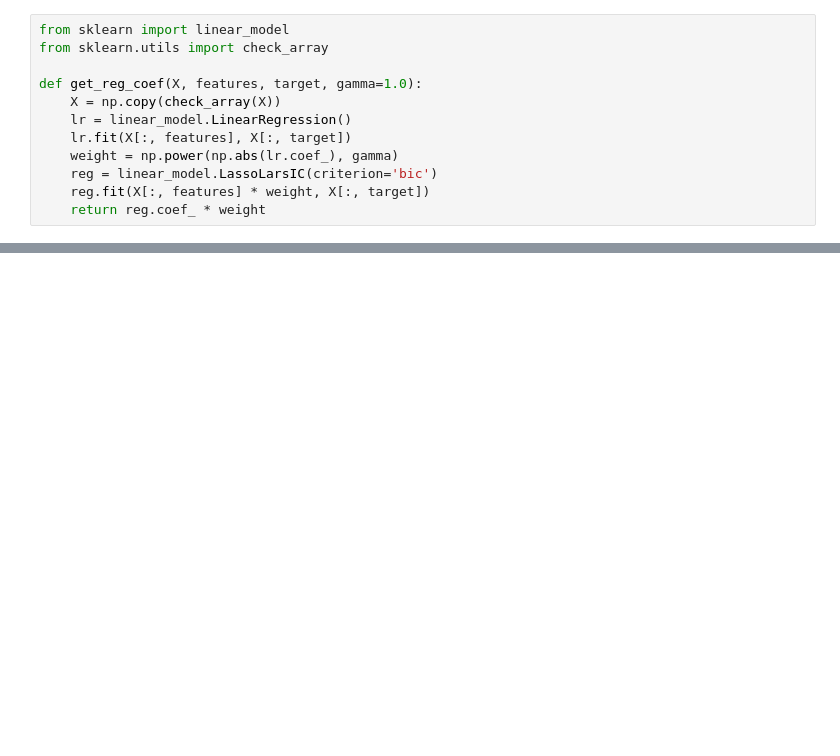
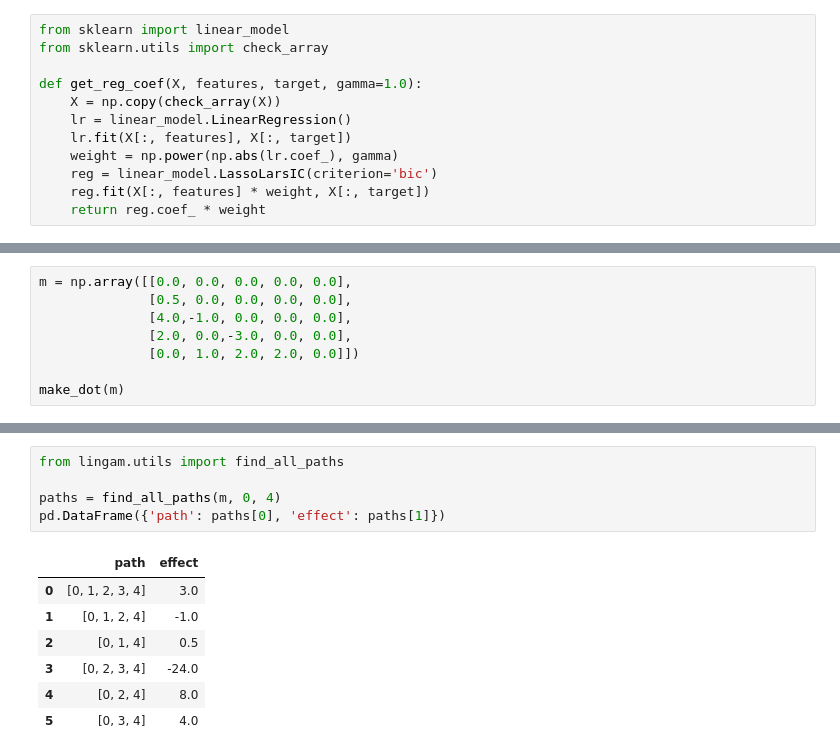
Before and after one commit to cdt15/lingam, a Jupyter notebook: examples/utils.ipynb, the cells around one changed output, grey strips where cells are left out. Drawn from its saved outputs; the diff is of its cells as text; blank space fills up the shorter version.

```diff
--- a/examples/utils.ipynb
+++ b/examples/utils.ipynb
@@ -294,0 +336,8 @@ make_dot(B, lower_limit=0.1) # To align the display, the causal direction of sma
+# %%
+m = np.array([[0.0, 0.0, 0.0, 0.0, 0.0],
+              [0.5, 0.0, 0.0, 0.0, 0.0],
+              [4.0,-1.0, 0.0, 0.0, 0.0],
+              [2.0, 0.0,-3.0, 0.0, 0.0],
+              [0.0, 1.0, 2.0, 2.0, 0.0]])
+
+make_dot(m)
@@ -294,0 +346,13 @@ make_dot(B, lower_limit=0.1) # To align the display, the causal direction of sma
+# %%
+from lingam.utils import find_all_paths
+
+paths = find_all_paths(m, 0, 4)
+pd.DataFrame({'path': paths[0], 'effect': paths[1]})
+# %% [output]
+|  | path | effect |
+| 0 | [0, 1, 2, 3, 4] | 3.0 |
+| 1 | [0, 1, 2, 4] | -1.0 |
+| 2 | [0, 1, 4] | 0.5 |
+| 3 | [0, 2, 3, 4] | -24.0 |
+| 4 | [0, 2, 4] | 8.0 |
+| 5 | [0, 3, 4] | 4.0 |
```
Also changed, not shown: parts of 12 cells of this notebook, 4 other files.
